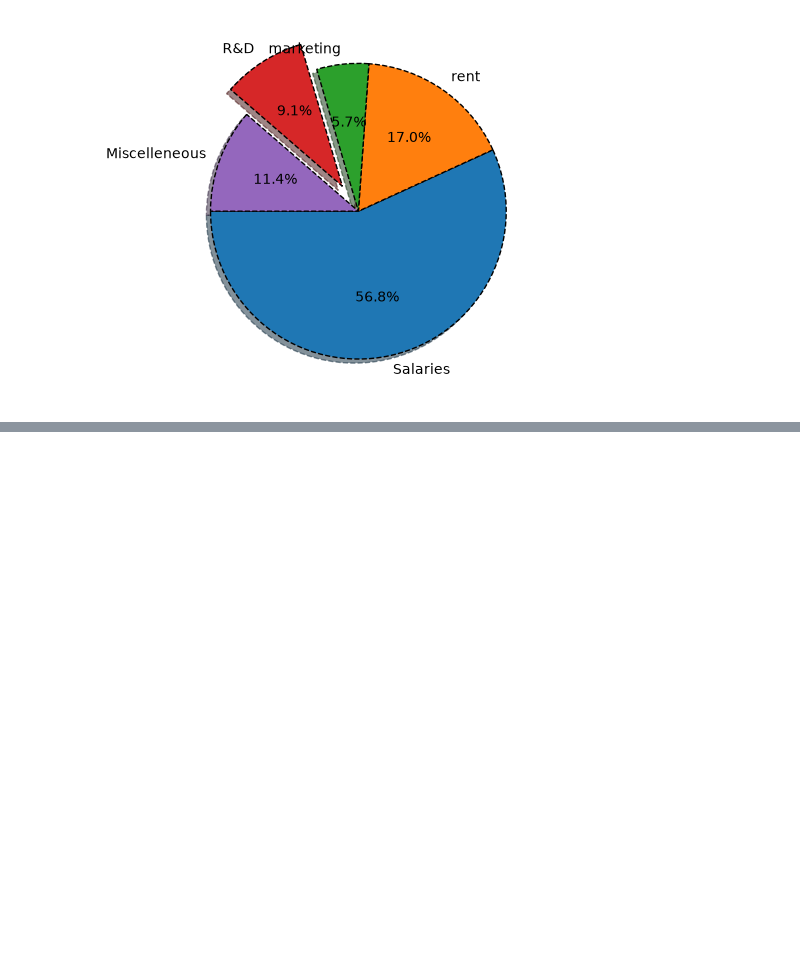
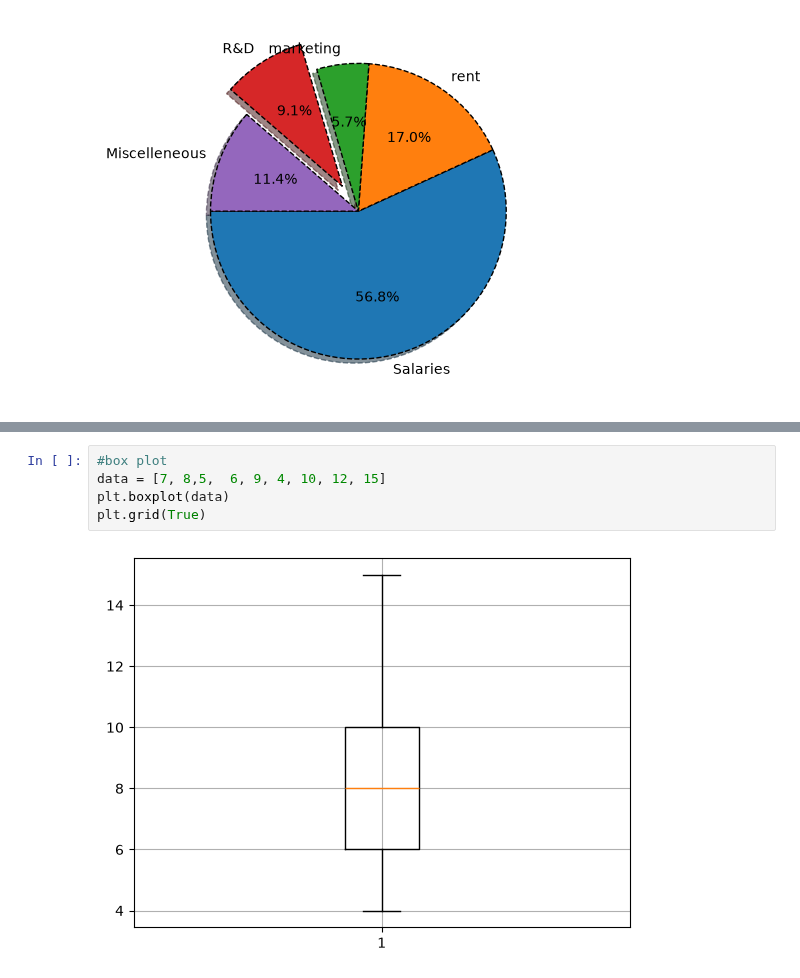
Before and after one commit to rutujakhade23/AI-ML-Practice, a Jupyter notebook: Matplotlib/matPlotlib.ipynb, the cells around one changed output, grey strips where cells are left out. Saved outputs shown, nothing was run; the diff lists cells and outputs as text; blank space fills up the shorter version.

```diff
--- a/Matplotlib/matPlotlib.ipynb
+++ b/Matplotlib/matPlotlib.ipynb
@@ -204,0 +254,7 @@ plt.show()
+# %%
+#box plot
+data = [7, 8,5,  6, 9, 4, 10, 12, 15]
+plt.boxplot(data)
+plt.grid(True)
+# %% [output]
+[figure, added]
```
Also changed, not shown: parts of 8 cells of this notebook.
